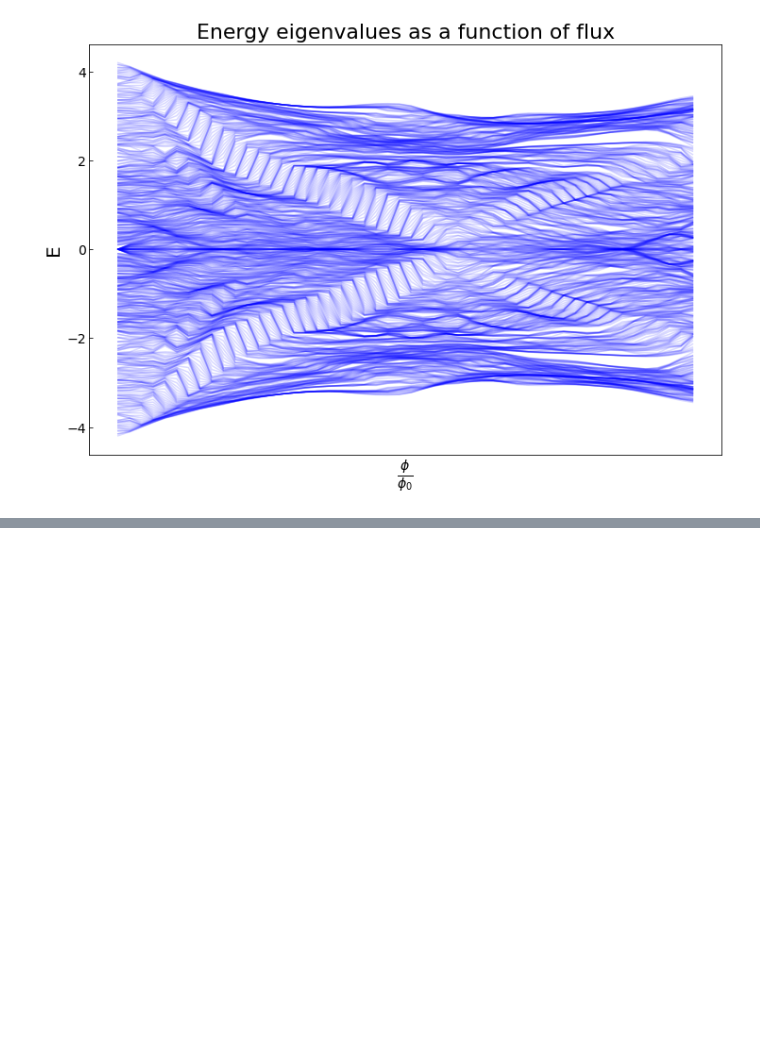
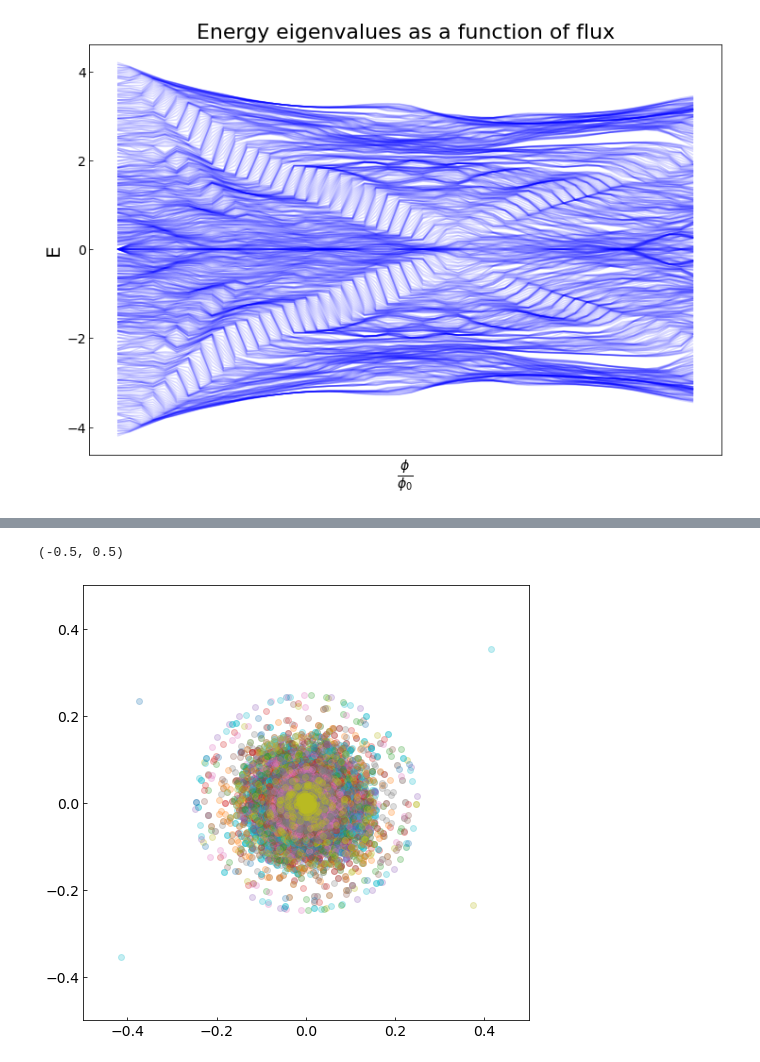
Before and after one commit to Kroghski/Bachelor, a Jupyter notebook: Bachelor_code/AB_new_workfile.ipynb, the cells around one changed output, grey strips where cells are left out. Drawn from its saved outputs; the diff is of its cells as text; code cells hidden in the pictures; blank space fills up the shorter version.

```diff
--- a/Bachelor_code/AB_new_workfile.ipynb
+++ b/Bachelor_code/AB_new_workfile.ipynb
@@ -332,6 +357,6 @@ plt.show()
 # %%
-xs = [z.real for z in vals[454]]
-ys = [z.imag for z in vals[454]]
+xs = range(len(vals[234]))
+ys = [abs(x) for x in vals[234]]
 
 fig, ax = plt.subplots(figsize= (8,8))
 ax.plot(xs, ys, linestyle= '', marker= 'o')
@@ -365,0 +413,12 @@ max(Butts)
+# %%
+fig, ax = plt.subplots(figsize= (8,8))
+for i in evecs:
+    xs = [z.real for z in i]
+    ys = [z.imag for z in i]
+
+    ax.plot(xs, ys, linestyle= '', marker= 'o', alpha= 0.25)
+plt.xlim([-0.5,0.5])
+plt.ylim([-0.5,0.5])
+# %% [output]
+(-0.5, 0.5)
+[figure, added]
```
Also changed, not shown: parts of 15 cells of this notebook, 8 other files.
